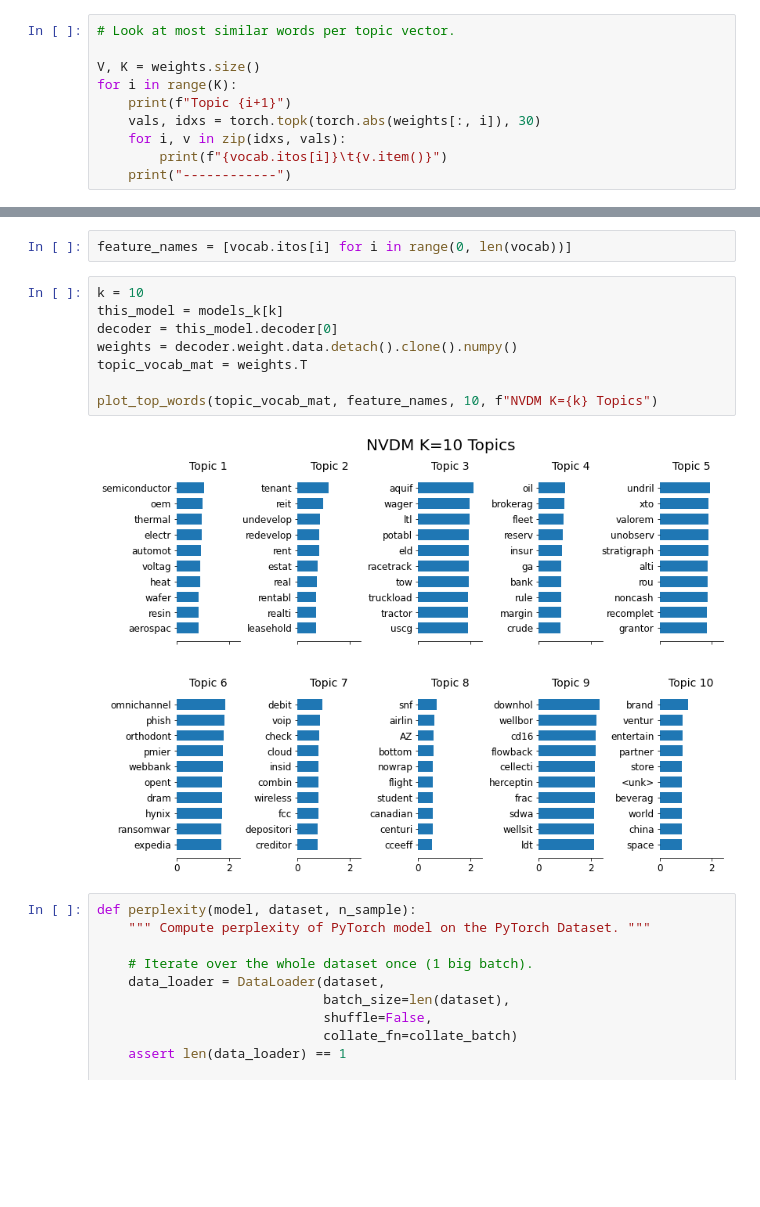
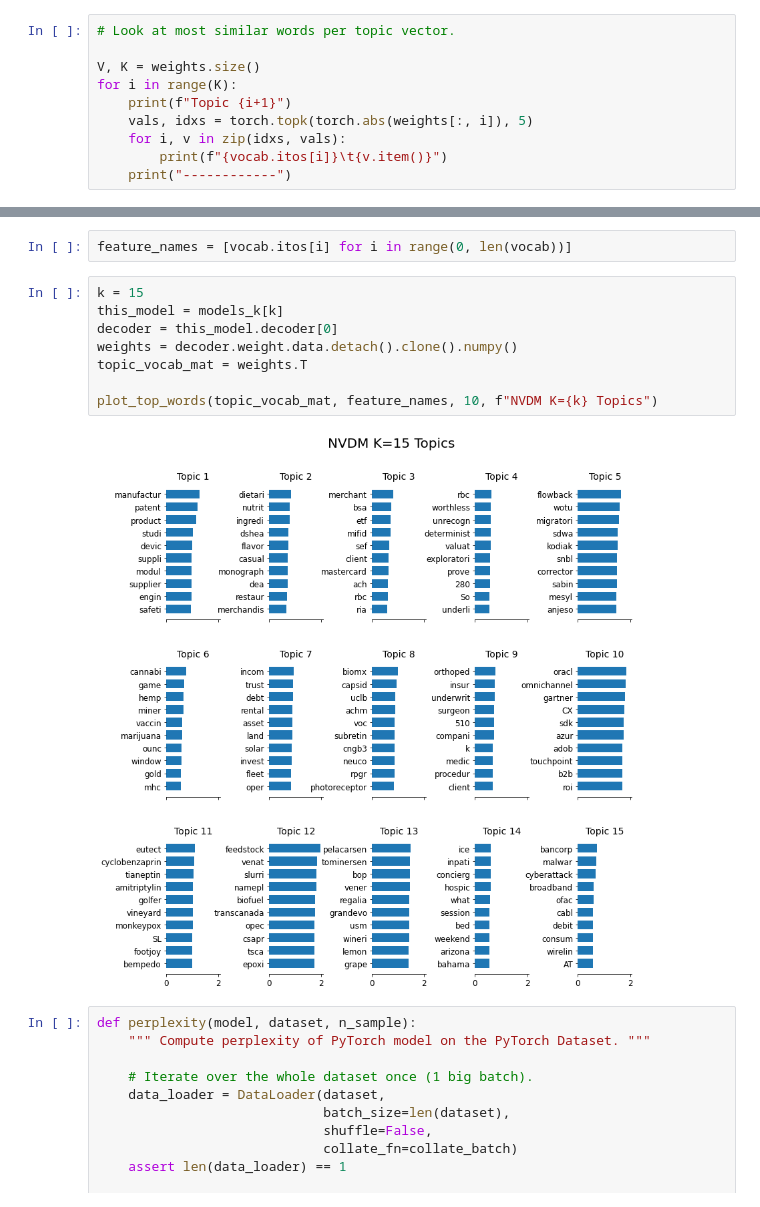
Before and after one commit to aaronfng/nlp-group-project, a Jupyter notebook: nvdm/NVDM_Experiments.ipynb, the cells around one changed output, grey strips where cells are left out. Cells and saved outputs as stored; diff of their text form; blank space fills up the shorter version.

```diff
--- a/nvdm/NVDM_Experiments.ipynb
+++ b/nvdm/NVDM_Experiments.ipynb
@@ -257,7 +258,7 @@ person  0.6528324484825134
 V, K = weights.size()
 for i in range(K):
     print(f"Topic {i+1}")
-    vals, idxs = torch.topk(torch.abs(weights[:, i]), 30)
+    vals, idxs = torch.topk(torch.abs(weights[:, i]), 5)
     for i, v in zip(idxs, vals):
         print(f"{vocab.itos[i]}\t{v.item()}")
     print("------------")
@@ -449,15 +451,15 @@ def plot_top_words(topic_vocab, feature_names, n_top_words, title):
 # %%
 feature_names = [vocab.itos[i] for i in range(0, len(vocab))]
 # %%
-k = 10
+k = 15
 this_model = models_k[k]
 decoder = this_model.decoder[0]
 weights = decoder.weight.data.detach().clone().numpy()
 topic_vocab_mat = weights.T
 
 plot_top_words(topic_vocab_mat, feature_names, 10, f"NVDM K={k} Topics")
 # %% [output]
-[figure, old version]
+[figure, new version]
 # %%
 def perplexity(model, dataset, n_sample):
     """ Compute perplexity of PyTorch model on the PyTorch Dataset. """
```
Also changed, not shown: parts of 6 cells of this notebook, 4 other files.
